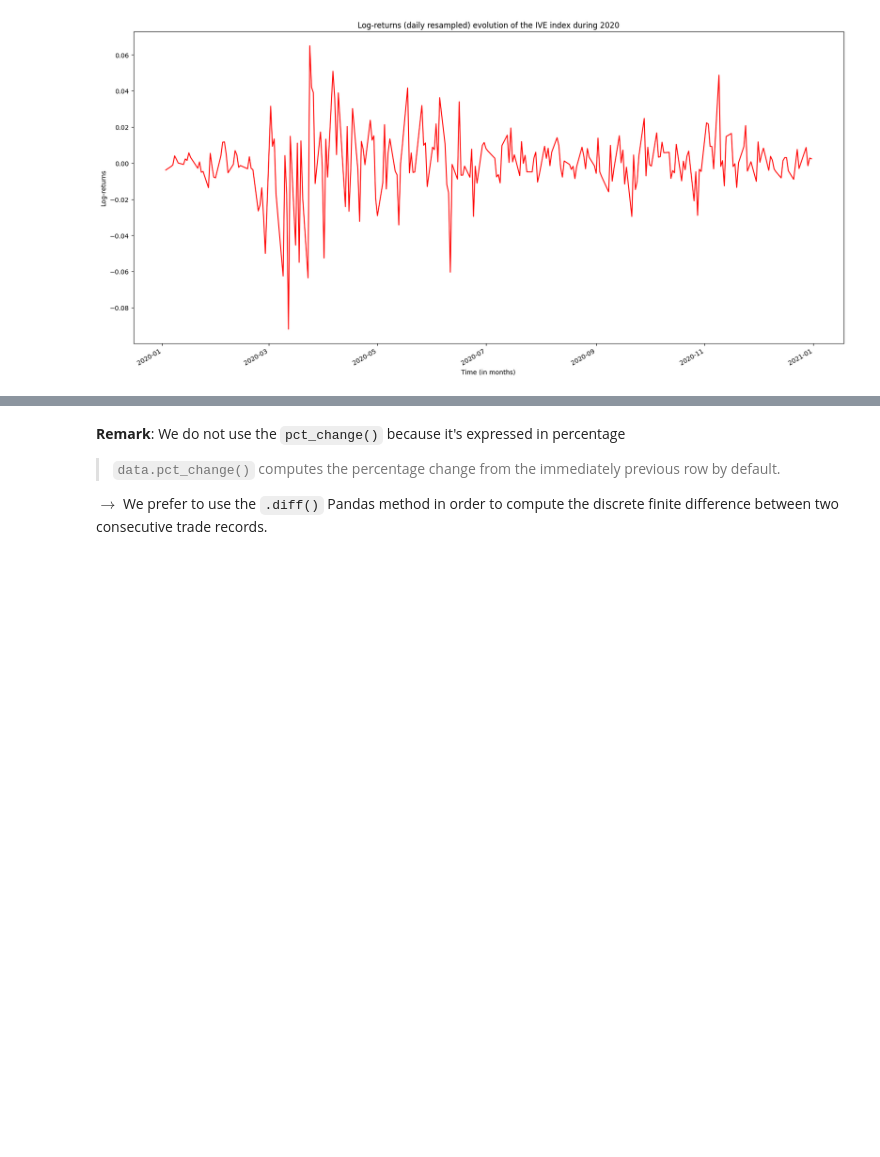
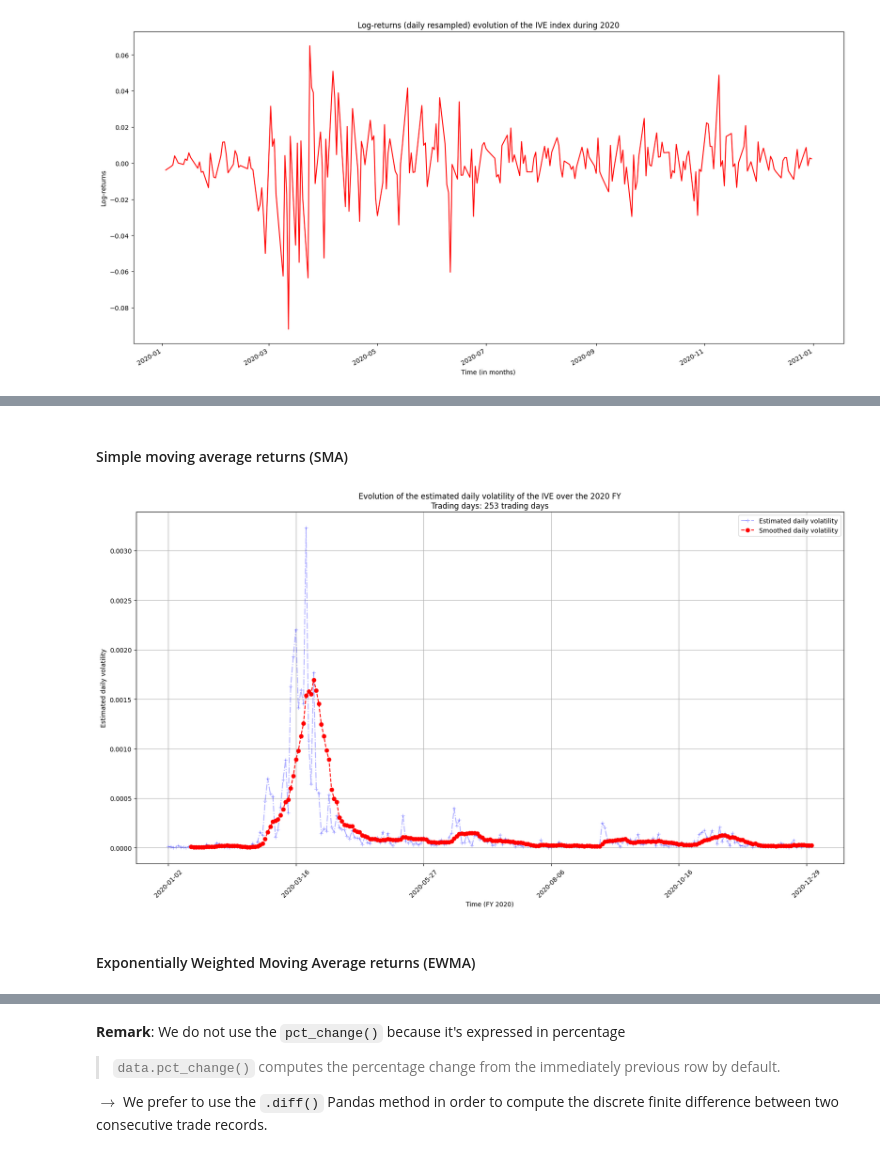
Before and after one commit to lcsrodriguez/HFT-IntradayVol-Estimation, a Jupyter notebook: main.ipynb, the cells around one changed output, grey strips where cells are left out. Saved outputs shown, nothing was run; the diff lists cells and outputs as text; code cells hidden in the pictures; blank space fills up the shorter version.

```diff
--- a/main.ipynb
+++ b/main.ipynb
@@ -853,0 +864,24 @@ _ = plt.ylabel("Log-returns")
+# %%
+# Hash-table to collect both smoothed versions
+SMOOTHED_VOL = {"SMA": None, "EWMA": None}
+# %% [markdown]
+#### Simple moving average returns (SMA)
+# %%
+# Smoothing with Simple moving average returns
+TRADING_WINDOW_SMA = 10 # Rolling window used corresponding to the number of trading days
+
+# Computing the estimated daily volatility series
+SMOOTHED_VOL["SMA"] = DAILY_VOL.rolling(window=TRADING_WINDOW_SMA).mean()
+# %%
+plt.figure(figsize=(20, 10))
+DAILY_VOL.plot(color="blue", marker="+", ls="-.", label="Estimated daily volatility", rot=45, alpha=0.3)
+SMOOTHED_VOL["SMA"].plot(color="red", marker="o", ls="--", label="Smoothed daily volatility", rot=45)
+_ = plt.title("Evolution of the estimated daily volatility of the IVE over the 2020 FY\nTrading days: 253 trading days")
+_ = plt.xlabel("Time (FY 2020)")
+_ = plt.ylabel("Estimated daily volatility")
+_ = plt.grid()
+_ = plt.legend()
+# %% [output]
+[figure, added]
+# %% [markdown]
+#### Exponentially Weighted Moving Average returns (EWMA)
```
Also changed, not shown: parts of 32 cells of this notebook.
